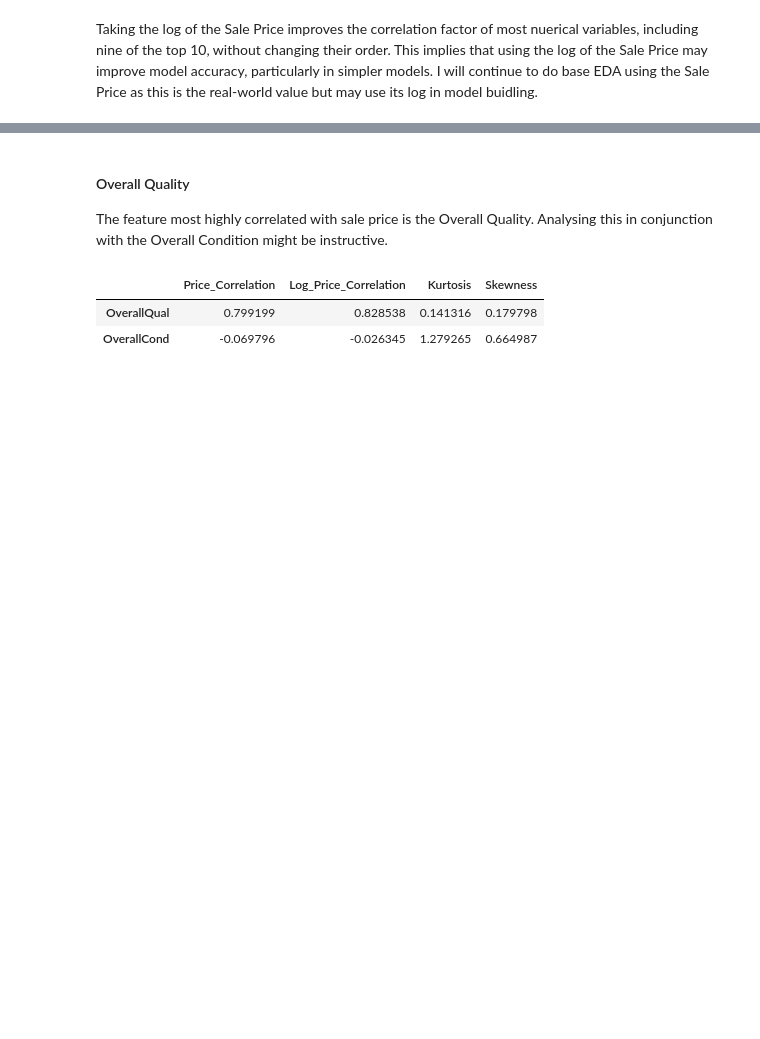
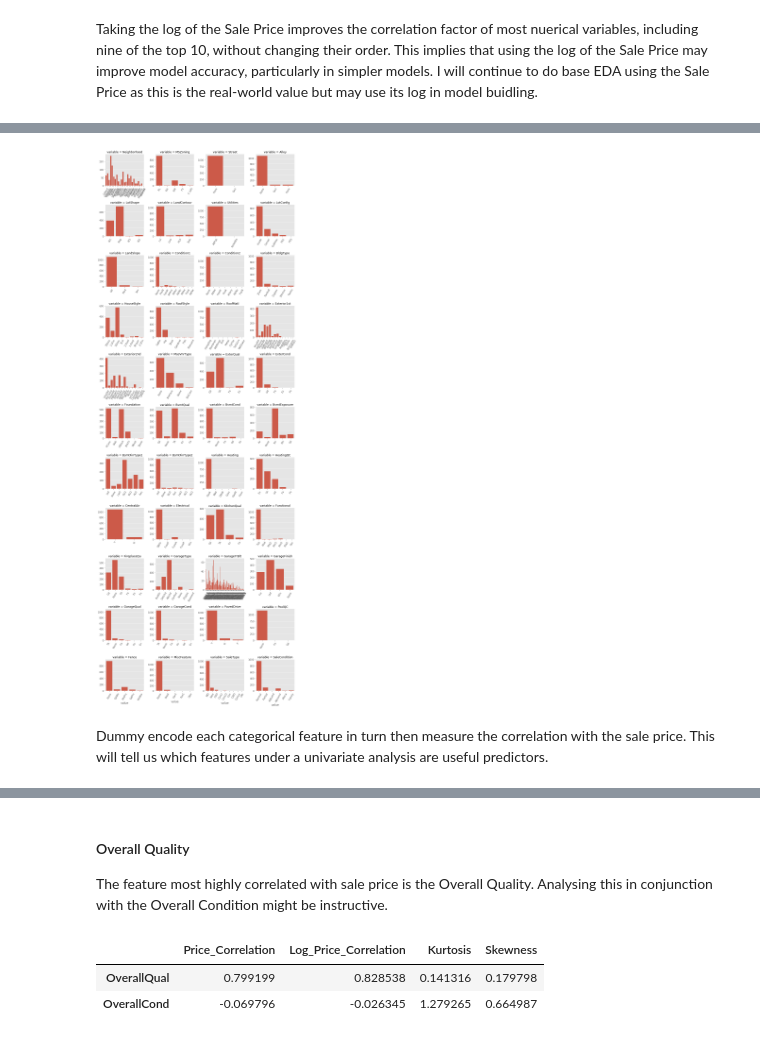
Before and after one commit to Ricksoc/Iowa-Housing, a Jupyter notebook: Ames House Prices.ipynb, the cells around one changed output, grey strips where cells are left out. Drawn from its saved outputs; the diff is of its cells as text; code cells hidden in the pictures; blank space fills up the shorter version.

Commit message:
EDA and FE on categorical features
Completed EDA on categorical features including feature engineering and initial selection

```diff
--- a/Ames House Prices.ipynb
+++ b/Ames House Prices.ipynb
@@ -560,0 +542,11 @@ type_dict = {str(k) : list(v) for k,v in X_train.groupby(df_train.dtypes,axis=1)
+# %%
+# Create dictionary of data types by column in training set
+type_dict = {str(k) : list(v) for k,v in X_train.groupby(df_train.dtypes,axis=1)}
+for k,v, in type_dict.items():
+    print(k, len(v))
+display(df_train.loc[:,type_dict['float64']].head(10))
+
+# The features classed as float will not lose an important level of detail by being recast as int64
+df_train = df_train.astype({"LotFrontage": np.int64, "MasVnrArea": np.int64})
+df_valid = df_valid.astype({"LotFrontage": np.int64, "MasVnrArea": np.int64})
+house_test = house_test.astype({"LotFrontage": np.int64, "MasVnrArea": np.int64})
@@ -560,0 +572,13 @@ type_dict = {str(k) : list(v) for k,v in X_train.groupby(df_train.dtypes,axis=1)
+# %%
+# Examine distribution of all categorical features
+cat_features = pd.melt(df_train.loc[:,type_dict['object']], value_vars=type_dict['object'])
+fig = sns.FacetGrid(cat_features, col='variable', col_wrap=4, sharex=False, sharey=False)
+plt.xticks(rotation='vertical')
+fig = fig.map(sns.countplot, 'value')
+[plt.setp(ax.get_xticklabels(), rotation=60) for ax in fig.axes.flat]
+fig.fig.tight_layout()
+plt.show()
+# %% [output]
+[figure, added]
+# %% [markdown]
+Dummy encode each categorical feature in turn then measure the correlation with the sale price. This will tell us which features under a univariate analysis are useful predictors.
```
Also changed, not shown: parts of 44 cells of this notebook.
